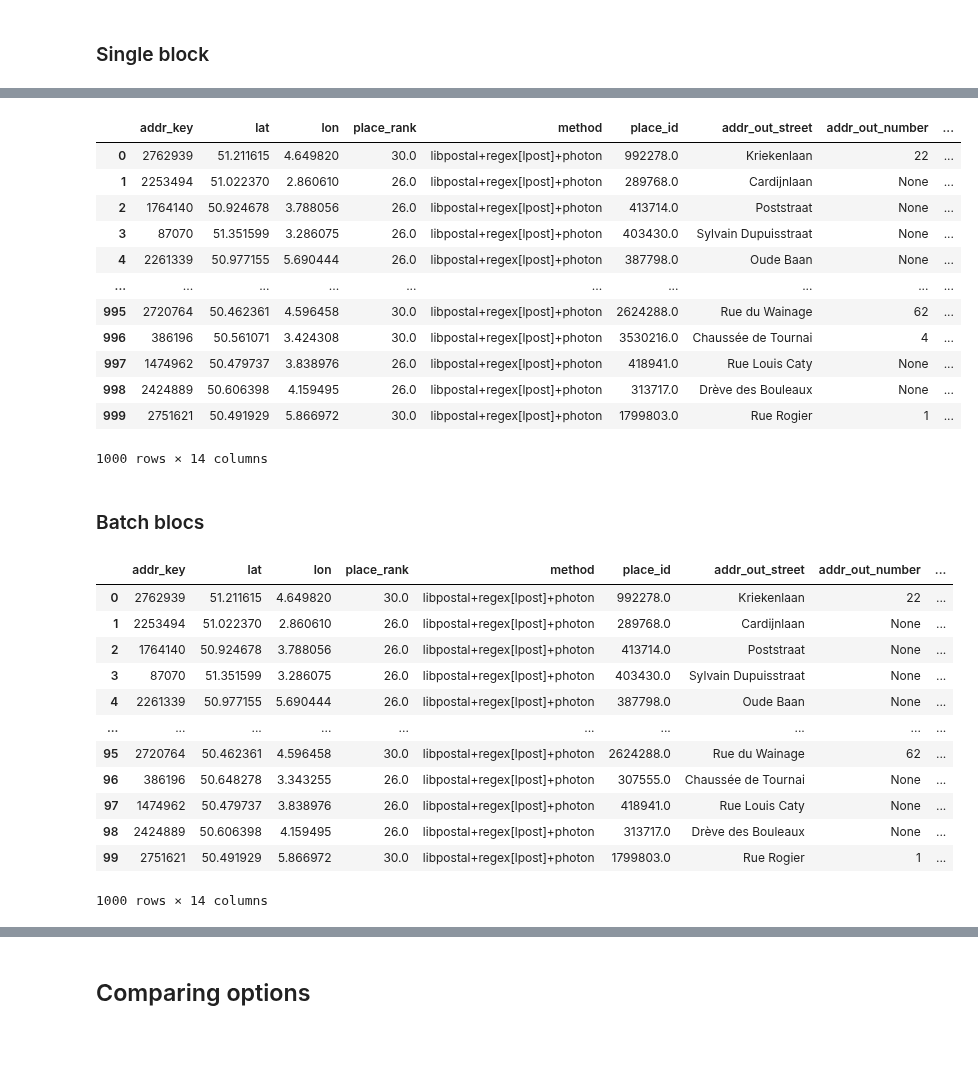
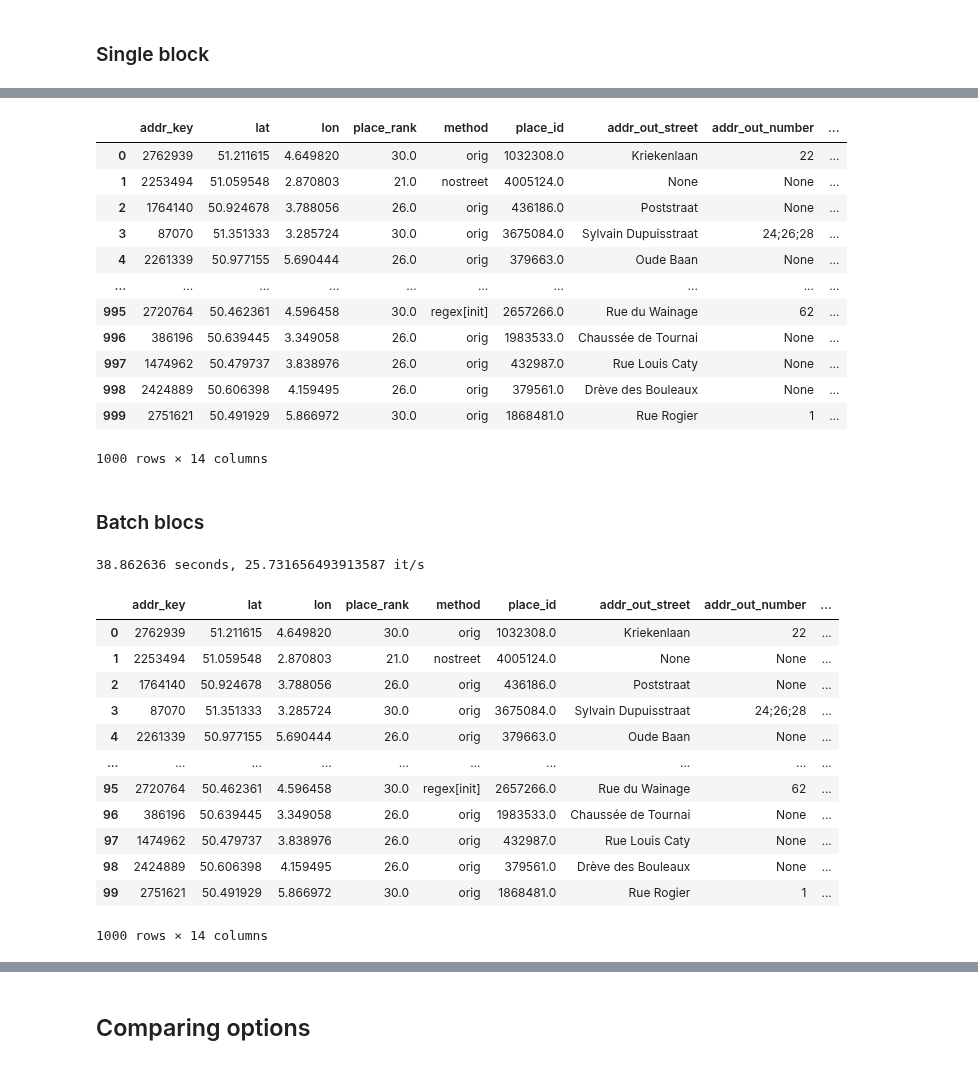
Before and after one commit to SmalsResearch/NominatimWrapper, a Jupyter notebook: AddressCleanserREST_test.ipynb, the cells around one changed output, grey strips where cells are left out. Drawn from its saved outputs; the diff is of its cells as text; code cells hidden in the pictures.

```diff
--- a/AddressCleanserREST_test.ipynb
+++ b/AddressCleanserREST_test.ipynb
@@ -225,19 +300,19 @@ call_ws_batch(addresses, mode="geo", check_result=True, structured_osm=True)
 # %%
 # Geocode + address
-call_ws_batch(addresses, mode="short")
+call_ws_batch(addresses[[addr_key_field, street_field, housenbr_field, postcode_field, city_field, country_field]], mode="short", check_result=False)
 # %% [output]
 |  | addr_key | lat | lon | place_rank | method | place_id | addr_out_street | addr_out_number | ... |
-| 0 | 2762939 | 51.211615 | 4.649820 | 30.0 | libpostal+regex[lpost]+photon | 992278.0 | Kriekenlaan | 22 | ... |
-| 1 | 2253494 | 51.022370 | 2.860610 | 26.0 | libpostal+regex[lpost]+photon | 289768.0 | Cardijnlaan | None | ... |
-| 2 | 1764140 | 50.924678 | 3.788056 | 26.0 | libpostal+regex[lpost]+photon | 413714.0 | Poststraat | None | ... |
-| 3 | 87070 | 51.351599 | 3.286075 | 26.0 | libpostal+regex[lpost]+photon | 403430.0 | Sylvain Dupuisstraat | None | ... |
-| 4 | 2261339 | 50.977155 | 5.690444 | 26.0 | libpostal+regex[lpost]+photon | 387798.0 | Oude Baan | None | ... |
+| 0 | 2762939 | 51.211615 | 4.649820 | 30.0 | orig | 1032308.0 | Kriekenlaan | 22 | ... |
+| 1 | 2253494 | 51.059548 | 2.870803 | 21.0 | nostreet | 4005124.0 | None | None | ... |
+| 2 | 1764140 | 50.924678 | 3.788056 | 26.0 | orig | 436186.0 | Poststraat | None | ... |
+| 3 | 87070 | 51.351333 | 3.285724 | 30.0 | orig | 3675084.0 | Sylvain Dupuisstraat | 24;26;28 | ... |
+| 4 | 2261339 | 50.977155 | 5.690444 | 26.0 | orig | 379663.0 | Oude Baan | None | ... |
 | ... | ... | ... | ... | ... | ... | ... | ... | ... | ... |
-| 995 | 2720764 | 50.462361 | 4.596458 | 30.0 | libpostal+regex[lpost]+photon | 2624288.0 | Rue du Wainage | 62 | ... |
-| 996 | 386196 | 50.561071 | 3.424308 | 30.0 | libpostal+regex[lpost]+photon | 3530216.0 | Chaussée de Tournai | 4 | ... |
-| 997 | 1474962 | 50.479737 | 3.838976 | 26.0 | libpostal+regex[lpost]+photon | 418941.0 | Rue Louis Caty | None | ... |
-| 998 | 2424889 | 50.606398 | 4.159495 | 26.0 | libpostal+regex[lpost]+photon | 313717.0 | Drève des Bouleaux | None | ... |
-| 999 | 2751621 | 50.491929 | 5.866972 | 30.0 | libpostal+regex[lpost]+photon | 1799803.0 | Rue Rogier | 1 | ... |
+| 995 | 2720764 | 50.462361 | 4.596458 | 30.0 | regex[init] | 2657266.0 | Rue du Wainage | 62 | ... |
+| 996 | 386196 | 50.639445 | 3.349058 | 26.0 | orig | 1983533.0 | Chaussée de Tournai | None | ... |
+| 997 | 1474962 | 50.479737 | 3.838976 | 26.0 | orig | 432987.0 | Rue Louis Caty | None | ... |
+| 998 | 2424889 | 50.606398 | 4.159495 | 26.0 | orig | 379561.0 | Drève des Bouleaux | None | ... |
+| 999 | 2751621 | 50.491929 | 5.866972 | 30.0 | orig | 1868481.0 | Rue Rogier | 1 | ... |
 1000 rows × 14 columns
 # %%
 # Geocode + address, with rejected addresses
@@ -260,19 +335,26 @@ def call_ws_batch_chunks(addr_data, mode="geo", with_reject=False, check_result=
     df_res = pd.concat(res, sort=False)
     return df_res
 # %%
+t = datetime.now()
+
 df_res = call_ws_batch_chunks(addresses, chunk_size=100, mode="short", check_result=False)
+
+tot_time = (datetime.now() - t).total_seconds()
+print(f"{tot_time} seconds, {addresses.shape[0]/tot_time} it/s")
+
 df_res
 # %% [output]
+38.862636 seconds, 25.731656493913587 it/s
 |  | addr_key | lat | lon | place_rank | method | place_id | addr_out_street | addr_out_number | ... |
-| 0 | 2762939 | 51.211615 | 4.649820 | 30.0 | libpostal+regex[lpost]+photon | 992278.0 | Kriekenlaan | 22 | ... |
-| 1 | 2253494 | 51.022370 | 2.860610 | 26.0 | libpostal+regex[lpost]+photon | 289768.0 | Cardijnlaan | None | ... |
-| 2 | 1764140 | 50.924678 | 3.788056 | 26.0 | libpostal+regex[lpost]+photon | 413714.0 | Poststraat | None | ... |
-| 3 | 87070 | 51.351599 | 3.286075 | 26.0 | libpostal+regex[lpost]+photon | 403430.0 | Sylvain Dupuisstraat | None | ... |
-| 4 | 2261339 | 50.977155 | 5.690444 | 26.0 | libpostal+regex[lpost]+photon | 387798.0 | Oude Baan | None | ... |
+| 0 | 2762939 | 51.211615 | 4.649820 | 30.0 | orig | 1032308.0 | Kriekenlaan | 22 | ... |
+| 1 | 2253494 | 51.059548 | 2.870803 | 21.0 | nostreet | 4005124.0 | None | None | ... |
+| 2 | 1764140 | 50.924678 | 3.788056 | 26.0 | orig | 436186.0 | Poststraat | None | ... |
+| 3 | 87070 | 51.351333 | 3.285724 | 30.0 | orig | 3675084.0 | Sylvain Dupuisstraat | 24;26;28 | ... |
+| 4 | 2261339 | 50.977155 | 5.690444 | 26.0 | orig | 379663.0 | Oude Baan | None | ... |
 | ... | ... | ... | ... | ... | ... | ... | ... | ... | ... |
-| 95 | 2720764 | 50.462361 | 4.596458 | 30.0 | libpostal+regex[lpost]+photon | 2624288.0 | Rue du Wainage | 62 | ... |
-| 96 | 386196 | 50.648278 | 3.343255 | 26.0 | libpostal+regex[lpost]+photon | 307555.0 | Chaussée de Tournai | None | ... |
-| 97 | 1474962 | 50.479737 | 3.838976 | 26.0 | libpostal+regex[lpost]+photon | 418941.0 | Rue Louis Caty | None | ... |
-| 98 | 2424889 | 50.606398 | 4.159495 | 26.0 | libpostal+regex[lpost]+photon | 313717.0 | Drève des Bouleaux | None | ... |
-| 99 | 2751621 | 50.491929 | 5.866972 | 30.0 | libpostal+regex[lpost]+photon | 1799803.0 | Rue Rogier | 1 | ... |
+| 95 | 2720764 | 50.462361 | 4.596458 | 30.0 | regex[init] | 2657266.0 | Rue du Wainage | 62 | ... |
+| 96 | 386196 | 50.639445 | 3.349058 | 26.0 | orig | 1983533.0 | Chaussée de Tournai | None | ... |
+| 97 | 1474962 | 50.479737 | 3.838976 | 26.0 | orig | 432987.0 | Rue Louis Caty | None | ... |
+| 98 | 2424889 | 50.606398 | 4.159495 | 26.0 | orig | 379561.0 | Drève des Bouleaux | None | ... |
+| 99 | 2751621 | 50.491929 | 5.866972 | 30.0 | orig | 1868481.0 | Rue Rogier | 1 | ... |
-1000 rows × 14 columns
+1000 rows × 14 columns
```
Also changed, not shown: parts of 38 cells of this notebook, 10 other files.
